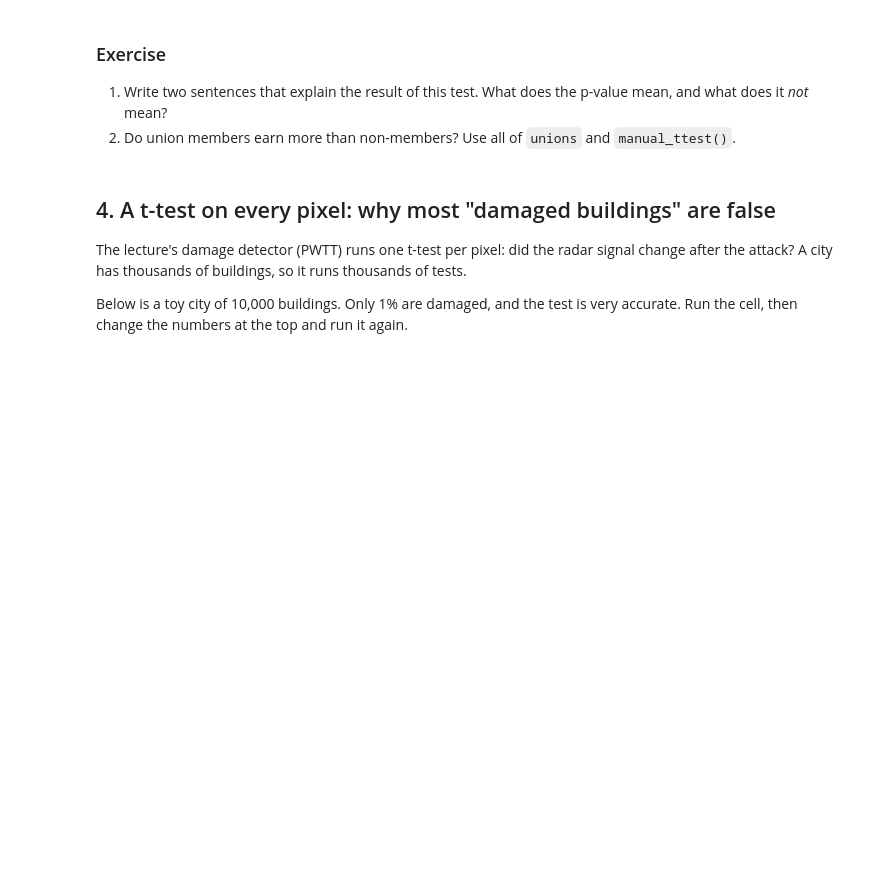
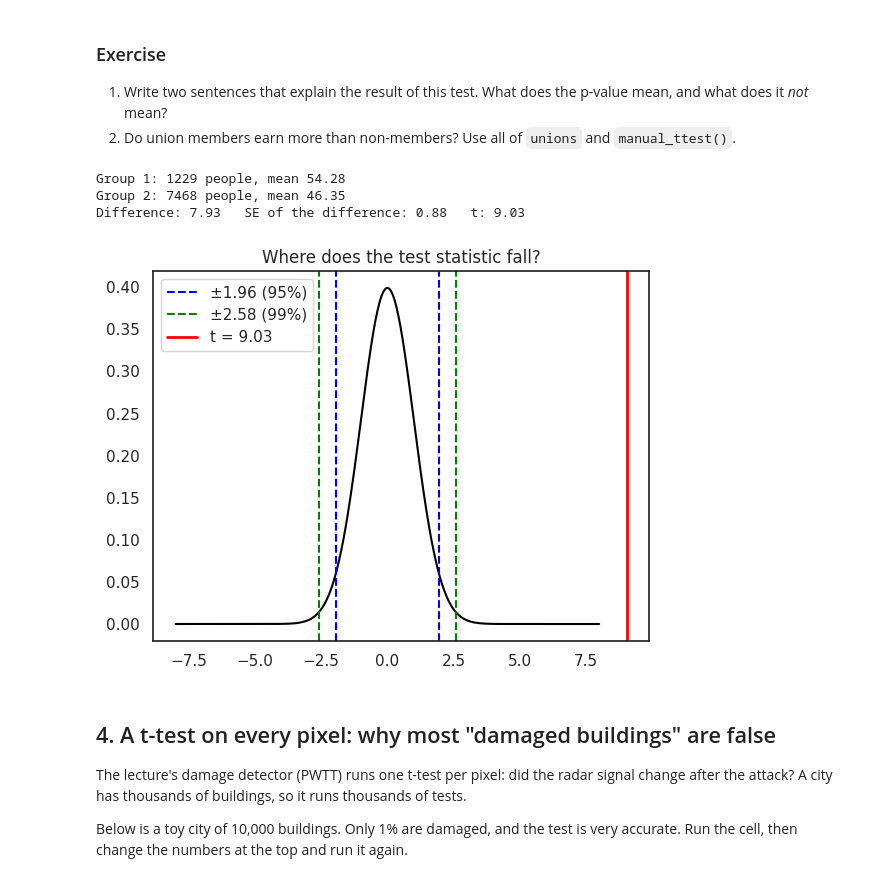
Before and after one commit to ellaxcode/QM2, a Jupyter notebook: notebooks/W06. Hypothesis Testing.ipynb, the cells around one changed output. Cells and saved outputs as stored; diff of their text form; code cells hidden in the pictures; blank space fills up the shorter version.

```diff
--- a/notebooks/W06. Hypothesis Testing.ipynb
+++ b/notebooks/W06. Hypothesis Testing.ipynb
@@ -275,7 +310,23 @@ p-value = 2.12797073051945e-11
 2. Do union members earn more than non-members? Use all of `unions` and `manual_ttest()`.
 # %%
 # your code here
-men earned 13 thousand more, so we reject the null hypothesis as the probability of this due to chance
+
+# there is evidence to suggest a gender pay gap as the mean sample for men earn significantly more than the mean samples of women, difference of $12.58 thousnad dollars
+#the t value is in the critical region so we can reject the H0 and accept the H1
+# the p value quantifiies the probability of results assuming the H0 is true, becasue it is very small p = 4.06 x 10^-(09) we have more evidence to rejject the null hypothesis as data is rate
+#p does not how is the H0 is true or not true
+
+
+members = unions[unions["member"] == 1]["income"]      # incomes of union members
+non_members = unions[unions["member"] == 0]["income"]  # incomes of non-members
+
+t = manual_ttest(members, non_members)                 # members = group 1, non-members = group 2
+plot_z(t)                                              # where t falls vs the critical values
+# %% [output]
+Group 1: 1229 people, mean 54.28
+Group 2: 7468 people, mean 46.35
+Difference: 7.93   SE of the difference: 0.88   t: 9.03
+[figure, added]
 # %% [markdown]
 ## 4. A t-test on every pixel: why most "damaged buildings" are false
 
```
Also changed, not shown: parts of 5 cells of this notebook.
